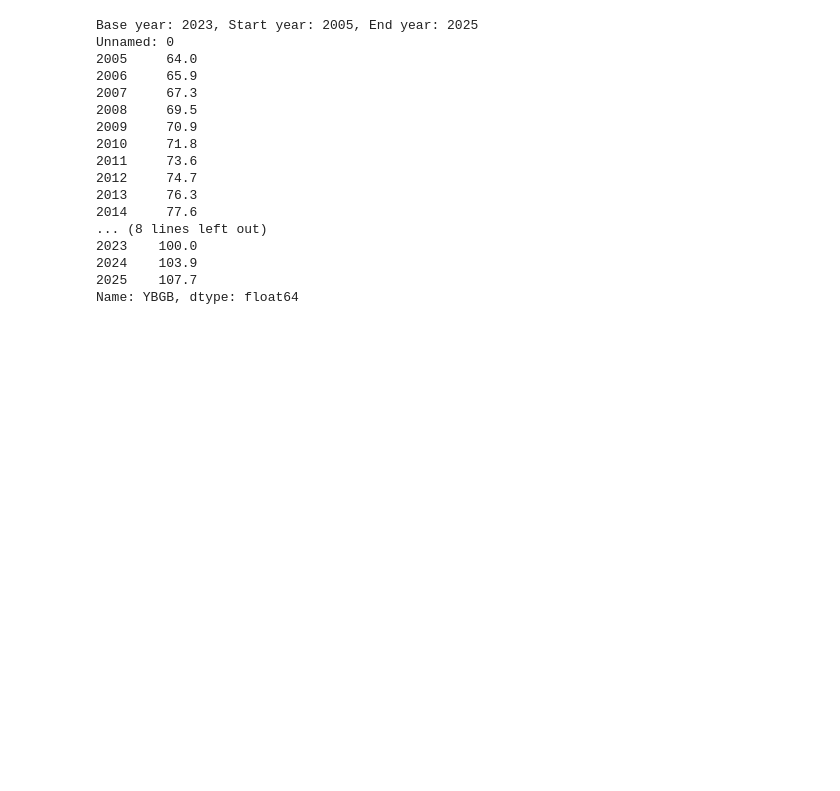
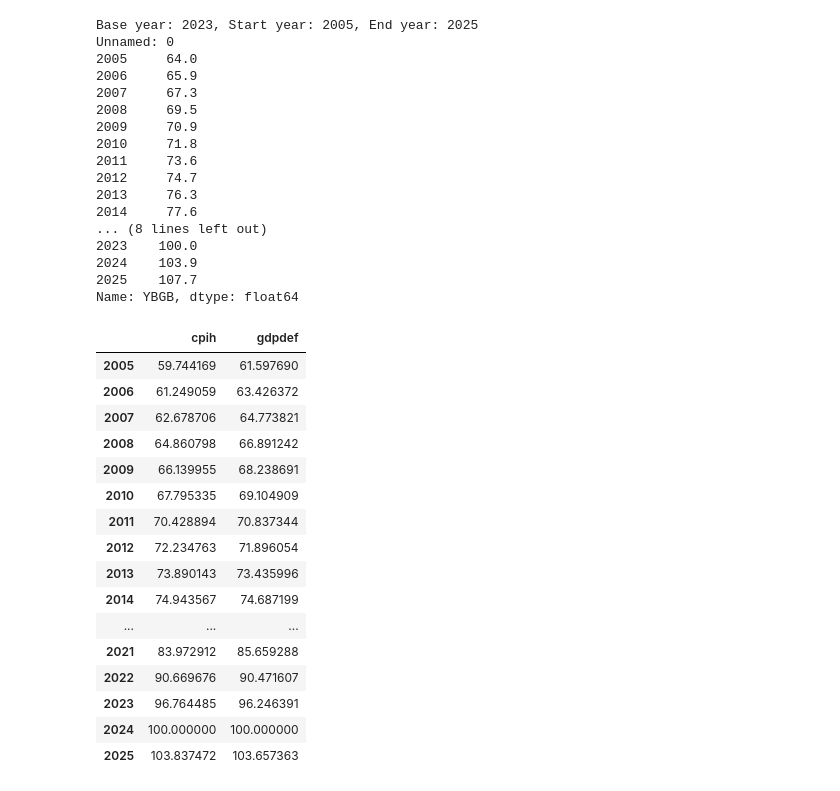
Before and after one commit to aloysiuslip/ucl-diss-ECON0079, a Jupyter notebook: descriptives/src/main_deflate.ipynb, the cells around one changed output. Drawn from its saved outputs; the diff is of its cells as text; code cells hidden in the pictures; blank space fills up the shorter version.

```diff
--- a/descriptives/src/main_deflate.ipynb
+++ b/descriptives/src/main_deflate.ipynb
@@ -141,23 +141,43 @@ Name: YBGB, dtype: float64
 # %%
 # Combine the two dataframes for columns to be 'cpih' and 'gdpdef'. Index is years
 # set a base_year variable to be 2024
 # normalise both columns to 2024
 
 base_year = 2024
 
 df_prices = pd.DataFrame({
     'cpih': df_inflation,
     'gdpdef': df_deflator
 })
 rebase_dict = {
     'cpih': df_prices.loc[base_year, 'cpih'] / df_prices.loc[base_year_inf, 'cpih'],
     'gdpdef': df_prices.loc[base_year, 'gdpdef'] / df_prices.loc[base_year_def, 'gdpdef']
 }
 df_prices_rebased = df_prices / pd.Series(rebase_dict)
 
 for col in df_prices_rebased.columns:
     if round(df_prices_rebased.loc[base_year, col], 2) == 100:
         continue
     raise ValueError(f"Expected 100 in {base_year} for {col}, got {df_prices_rebased.loc[base_year, col]}")
+
+display(df_prices_rebased)
+# %% [output]
+|  | cpih | gdpdef |
+| 2005 | 59.744169 | 61.597690 |
+| 2006 | 61.249059 | 63.426372 |
+| 2007 | 62.678706 | 64.773821 |
+| 2008 | 64.860798 | 66.891242 |
+| 2009 | 66.139955 | 68.238691 |
+| 2010 | 67.795335 | 69.104909 |
+| 2011 | 70.428894 | 70.837344 |
+| 2012 | 72.234763 | 71.896054 |
+| 2013 | 73.890143 | 73.435996 |
+| 2014 | 74.943567 | 74.687199 |
+| ... | ... | ... |
+| 2021 | 83.972912 | 85.659288 |
+| 2022 | 90.669676 | 90.471607 |
+| 2023 | 96.764485 | 96.246391 |
+| 2024 | 100.000000 | 100.000000 |
+| 2025 | 103.837472 | 103.657363 |
 # %% [markdown]
 # [read/write] Deflate yearly data
```
Also changed, not shown: parts of 5 cells of this notebook, 28 other files.
